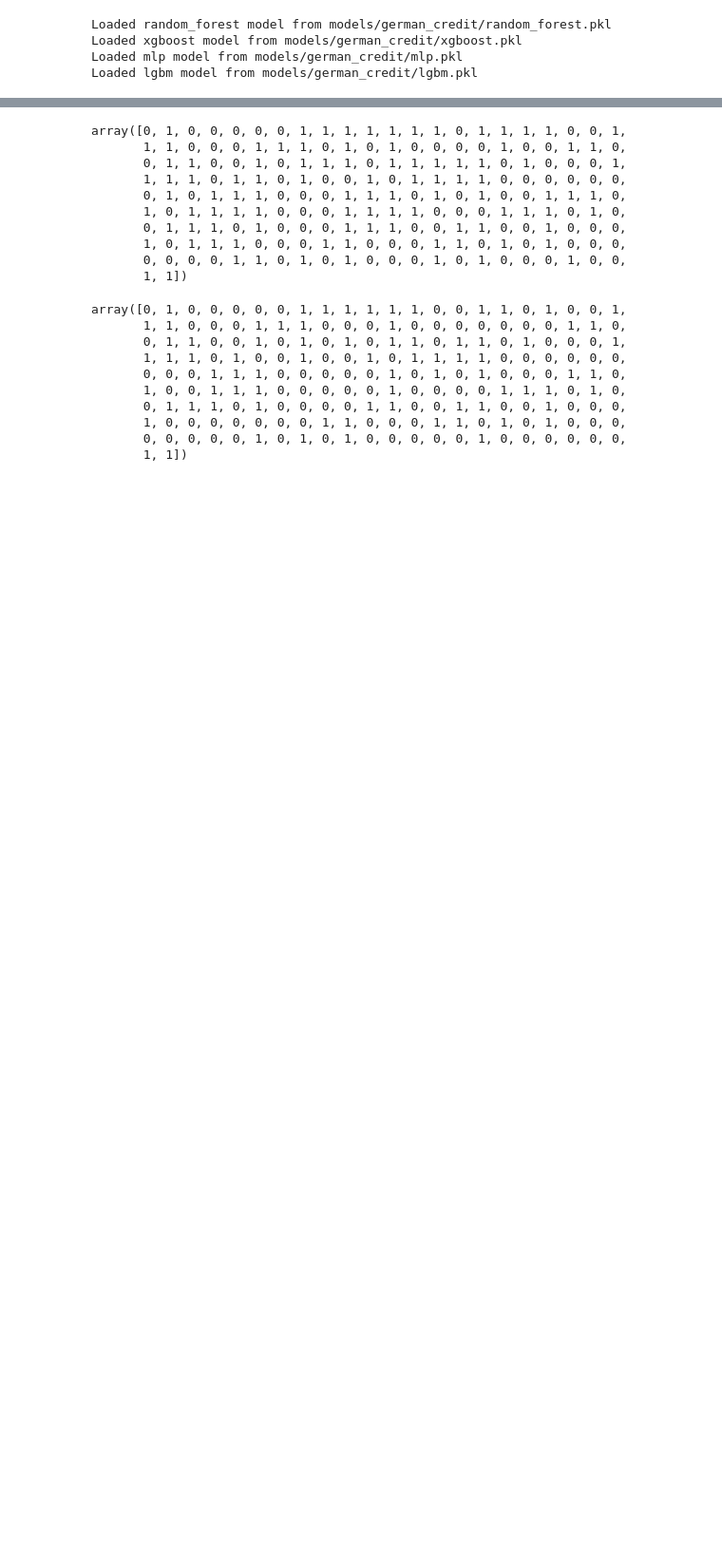
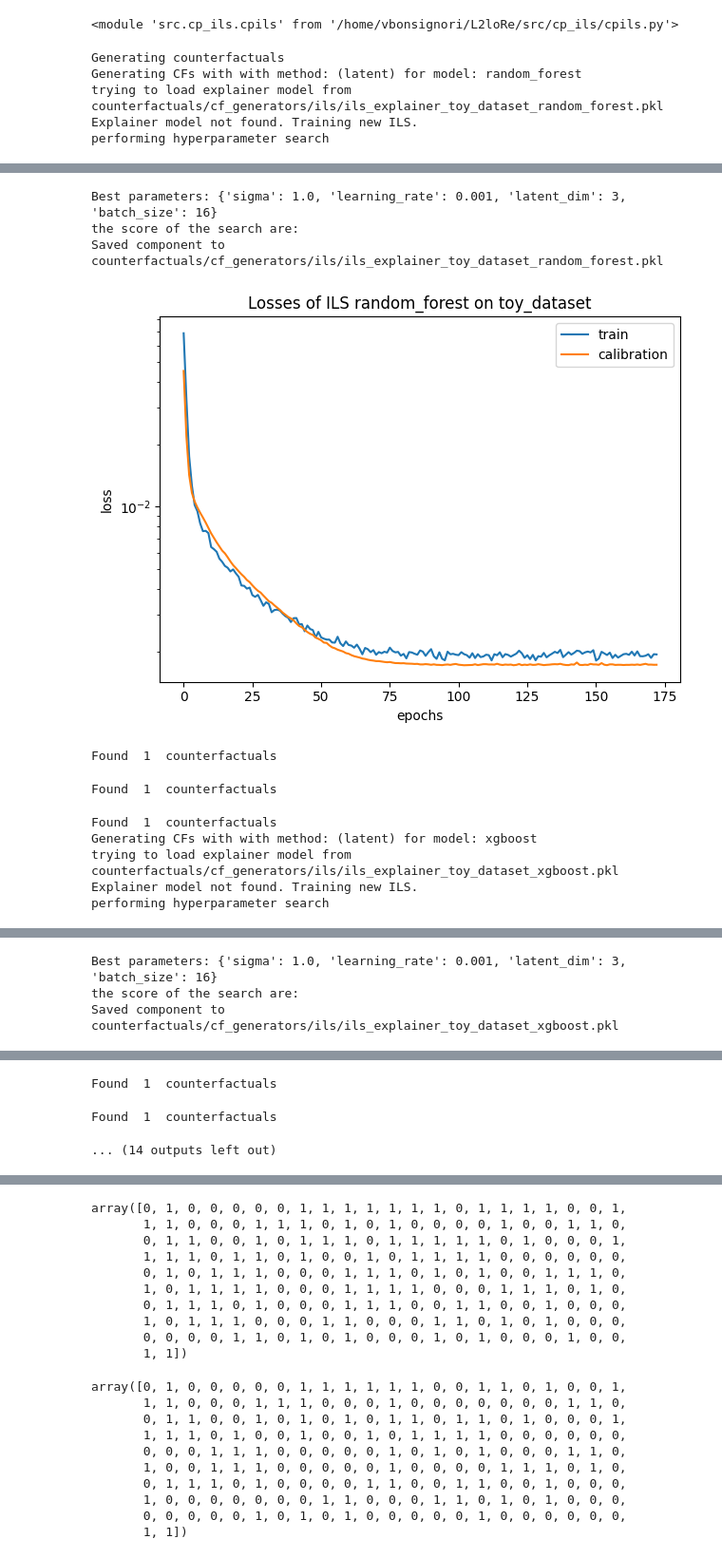
Before and after one commit to clarapunzi/SC-CE, a Jupyter notebook: debug_LS.ipynb, the cells around one changed output, grey strips where cells are left out. Shown at 95% size. Cells and saved outputs as stored; diff of their text form; code cells hidden in the pictures; blank space fills up the shorter version.

```diff
--- a/debug_LS.ipynb
+++ b/debug_LS.ipynb
@@ -65,26 +118,31 @@ Balancing: 200 samples
 # %%
 # import the importing module to import the modules for the notebook
 from importlib import reload
-import src.cp_ils as cpils
+import src.cp_ils.cpils as cpils
+reload(cpils)
+# %% [output]
+<module 'src.cp_ils.cpils' from '/home/vbonsignori/L2loRe/src/cp_ils/cpils.py'>
-# %%
-model_trainer = ModelTrainer(config=config)
-random_F = model_trainer._load_model("random_forest", dataset_name)
-
-xbg = model_trainer._load_model("xgboost", dataset_name)
-mlp = model_trainer._load_model("mlp", dataset_name)
-lgbm = model_trainer._load_model("lgbm", dataset_name)
-models = {"random_forest": random_F,
-          "xgboost": xbg,
-          "mlp": mlp,
-          "lgbm": lgbm}
-# %% [output]
-Loaded random_forest model from models/german_credit/random_forest.pkl
-Loaded xgboost model from models/german_credit/xgboost.pkl
-Loaded mlp model from models/german_credit/mlp.pkl
-Loaded lgbm model from models/german_credit/lgbm.pkl
 # %%
+"""
+Handles counterfactual generation for different models using Interpretable Latent Space (ILS).
+"""
+import os
+from typing import Dict, Any, List, Union
+import warnings
+#from dice_ml.utils import helpers
+import pandas as pd
+import numpy as np
+import matplotlib.pyplot as plt
+import time
+from src.cf_generator_base import CFGeneratorBase
+from src.utils import write_time
+#import src.cp_ils.cpils as cpils
+warnings.filterwarnings("ignore",
+                        message="X has feature names, but StandardScaler was fitted without feature names")
+
 from src.cf_generator_ils import IlsCFGenerator
 
+config["counterfactuals"]["ils"]["search_best"] = True
 cf_generator = IlsCFGenerator(config,dataset_name)
 reference_set = splits['X_train'].copy()
 feat_names = splits['X_train'].columns.to_list()
@@ -98,3 +156,19 @@ cf_generator.setup(
     categorical_features=[],#data_processor.categorical_features,
     target_name=target_name,
 )
+models2 = {"mlp": mlp}
+print("Generating counterfactuals")
+counterfactuals = cf_generator.generate_counterfactuals(
+        models=models,
+        X_calibration=splits['X_calibration'][:].copy(),
+        y_calibration=splits['y_calibration'][:].copy(),
+        num_cf=8,
+        dt_name=dataset_name,
+        set_name="DEBUG_TO_DELETE"
+    )
+# %% [output]
+Generating counterfactuals
+Generating CFs with with method: (latent) for model: random_forest
+trying to load explainer model from counterfactuals/cf_generators/ils/ils_explainer_toy_dataset_random_forest.pkl
+Explainer model not found. Training new ILS.
+performing hyperparameter search
@@ -100,0 +192,11 @@ cf_generator.setup(
+Best parameters: {'sigma': 1.0, 'learning_rate': 0.001, 'latent_dim': 3, 'batch_size': 16}
+the score of the search are:
+Saved component to counterfactuals/cf_generators/ils/ils_explainer_toy_dataset_random_forest.pkl
+[figure, added]
+Found  1  counterfactuals
+Found  1  counterfactuals
+Found  1  counterfactuals
+Generating CFs with with method: (latent) for model: xgboost
+trying to load explainer model from counterfactuals/cf_generators/ils/ils_explainer_toy_dataset_xgboost.pkl
+Explainer model not found. Training new ILS.
+performing hyperparameter search
@@ -100,0 +220,3 @@ cf_generator.setup(
+Best parameters: {'sigma': 1.0, 'learning_rate': 0.001, 'latent_dim': 3, 'batch_size': 16}
+the score of the search are:
+Saved component to counterfactuals/cf_generators/ils/ils_explainer_toy_dataset_xgboost.pkl
@@ -100,0 +224,3 @@ cf_generator.setup(
+Found  1  counterfactuals
+Found  1  counterfactuals
+... (14 outputs left out)
```
Also changed, not shown: parts of 9 cells of this notebook, 6 other files.
